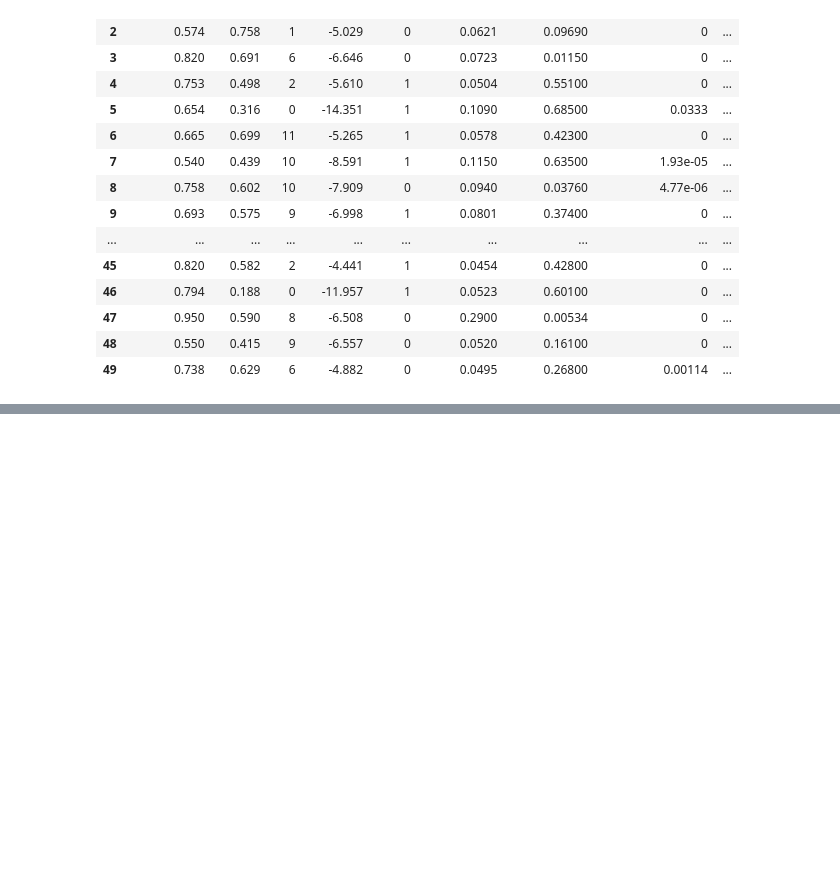
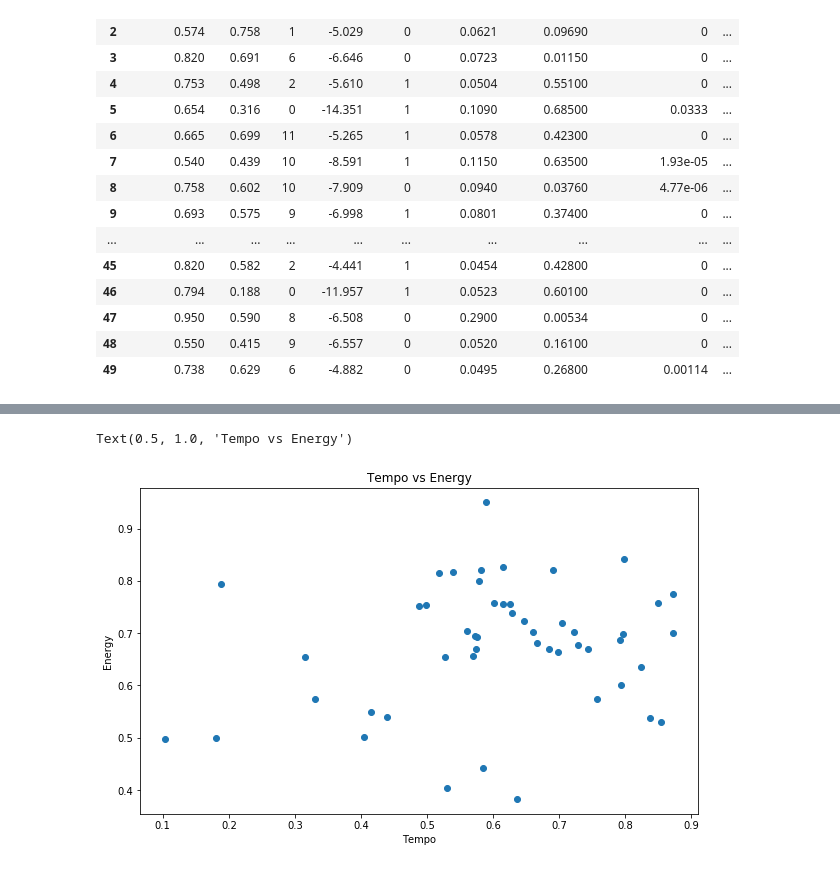
Before and after one commit to rreinette/BEAVERMATRIX, a Jupyter notebook: spotify/randy/Challenge_Data.ipynb, the cells around one changed output, grey strips where cells are left out. Cells and saved outputs as stored; diff of their text form; code cells hidden in the pictures; blank space fills up the shorter version.

```diff
--- a/spotify/randy/Challenge_Data.ipynb
+++ b/spotify/randy/Challenge_Data.ipynb
@@ -202,0 +228,9 @@ Dimension :  (50, 15)
+# %%
+plt.figure(figsize=(10,6))
+plt.plot(df_audio_features["energy"], df_audio_features["danceability"], 'o')
+plt.xlabel("Tempo")
+plt.ylabel("Energy")
+plt.title("Tempo vs Energy")
+# %% [output]
+Text(0.5, 1.0, 'Tempo vs Energy')
+[figure, added]
```
Also changed, not shown: parts of 10 cells of this notebook.
